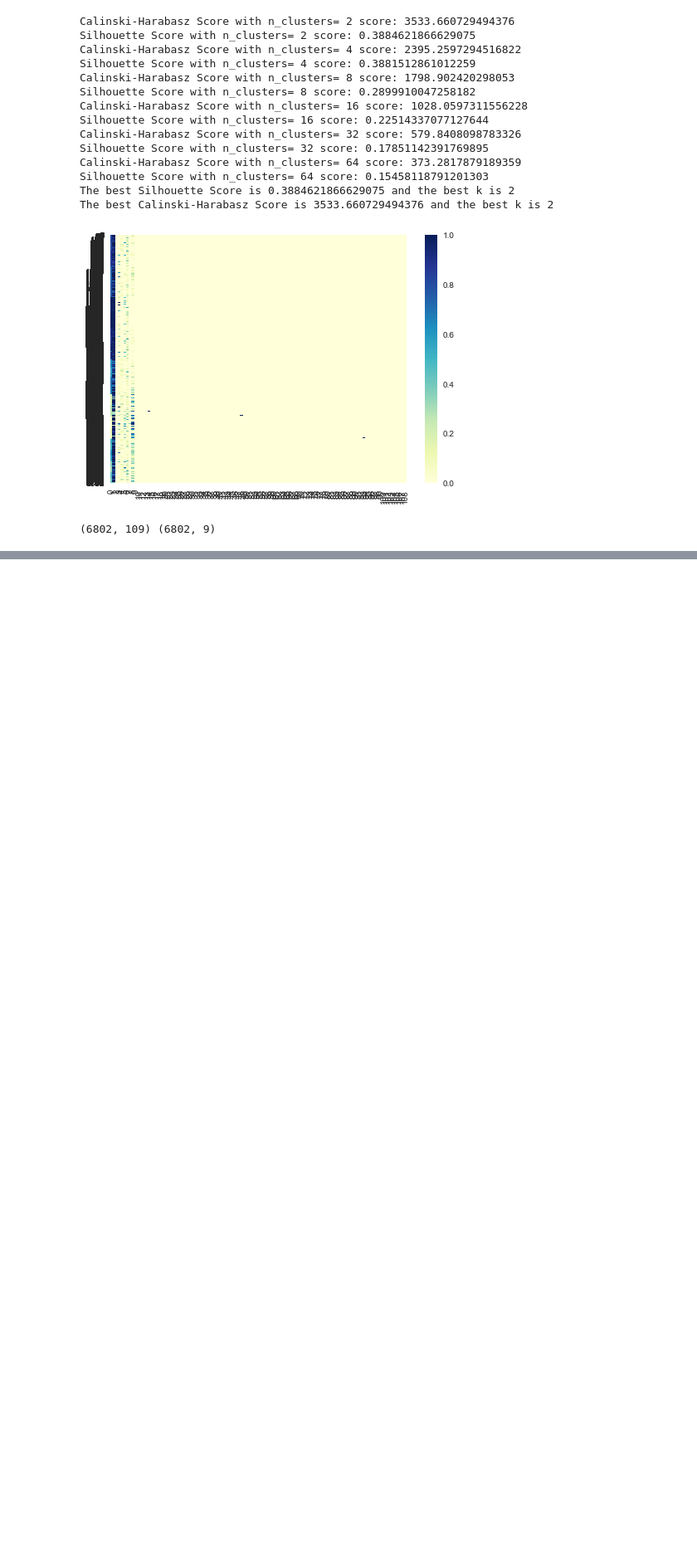
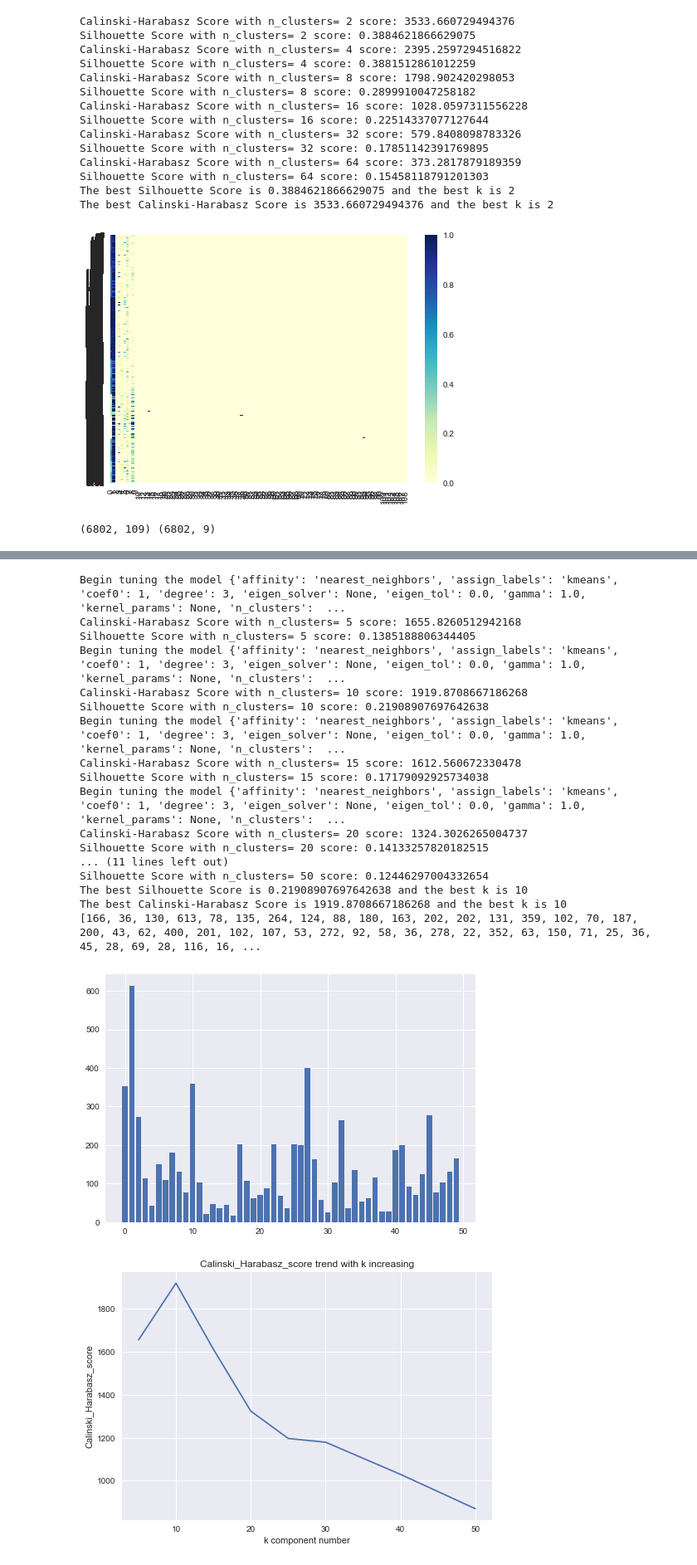
Before and after one commit to wsh540677278/Taobao, a Jupyter notebook: Merchant_Analysis.ipynb, the cells around one changed output, grey strips where cells are left out. Shown at 83% size. Saved outputs shown, nothing was run; the diff lists cells and outputs as text; code cells hidden in the pictures; blank space fills up the shorter version.

```diff
--- a/Merchant_Analysis.ipynb
+++ b/Merchant_Analysis.ipynb
@@ -499,0 +659,23 @@ np.save("merchant_explcit_svd_features.npy", svd_X_minMax)
+# %%
+k_list = [5, 10, 15, 20, 25, 30, 40, 50]
+select_k_and_kernel(k_list, X_minMax, model_list)
+# %% [output]
+Begin tuning the model {'affinity': 'nearest_neighbors', 'assign_labels': 'kmeans', 'coef0': 1, 'degree': 3, 'eigen_solver': None, 'eigen_tol': 0.0, 'gamma': 1.0, 'kernel_params': None, 'n_clusters':  ...
+Calinski-Harabasz Score with n_clusters= 5 score: 1655.8260512942168
+Silhouette Score with n_clusters= 5 score: 0.1385188806344405
+Begin tuning the model {'affinity': 'nearest_neighbors', 'assign_labels': 'kmeans', 'coef0': 1, 'degree': 3, 'eigen_solver': None, 'eigen_tol': 0.0, 'gamma': 1.0, 'kernel_params': None, 'n_clusters':  ...
+Calinski-Harabasz Score with n_clusters= 10 score: 1919.8708667186268
+Silhouette Score with n_clusters= 10 score: 0.21908907697642638
+Begin tuning the model {'affinity': 'nearest_neighbors', 'assign_labels': 'kmeans', 'coef0': 1, 'degree': 3, 'eigen_solver': None, 'eigen_tol': 0.0, 'gamma': 1.0, 'kernel_params': None, 'n_clusters':  ...
+Calinski-Harabasz Score with n_clusters= 15 score: 1612.560672330478
+Silhouette Score with n_clusters= 15 score: 0.17179092925734038
+Begin tuning the model {'affinity': 'nearest_neighbors', 'assign_labels': 'kmeans', 'coef0': 1, 'degree': 3, 'eigen_solver': None, 'eigen_tol': 0.0, 'gamma': 1.0, 'kernel_params': None, 'n_clusters':  ...
+Calinski-Harabasz Score with n_clusters= 20 score: 1324.3026265004737
+Silhouette Score with n_clusters= 20 score: 0.14133257820182515
+... (11 lines left out)
+Silhouette Score with n_clusters= 50 score: 0.12446297004332654
+The best Silhouette Score is 0.21908907697642638 and the best k is 10
+The best Calinski-Harabasz Score is 1919.8708667186268 and the best k is 10
+[166, 36, 130, 613, 78, 135, 264, 124, 88, 180, 163, 202, 202, 131, 359, 102, 70, 187, 200, 43, 62, 400, 201, 102, 107, 53, 272, 92, 58, 36, 278, 22, 352, 63, 150, 71, 25, 36, 45, 28, 69, 28, 116, 16, ...
+[figure, added]
+[figure, added]
```
Also changed, not shown: parts of 19 cells of this notebook, 13 other files.
